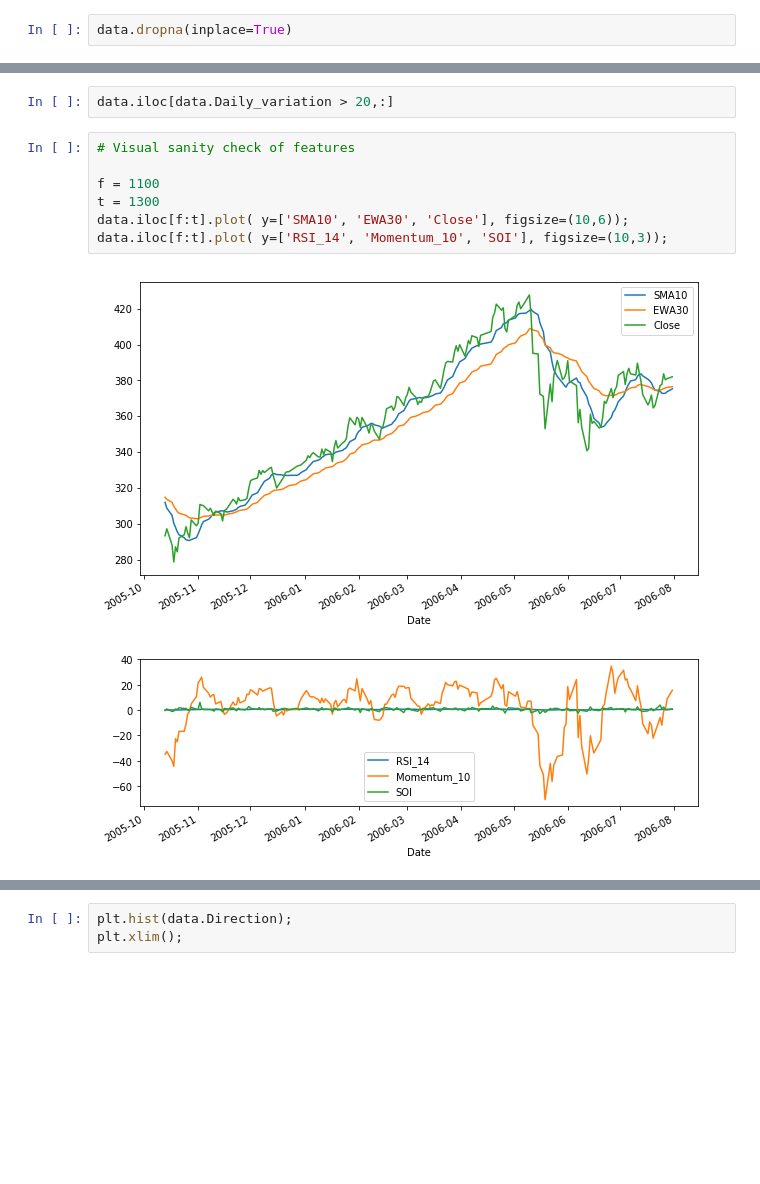
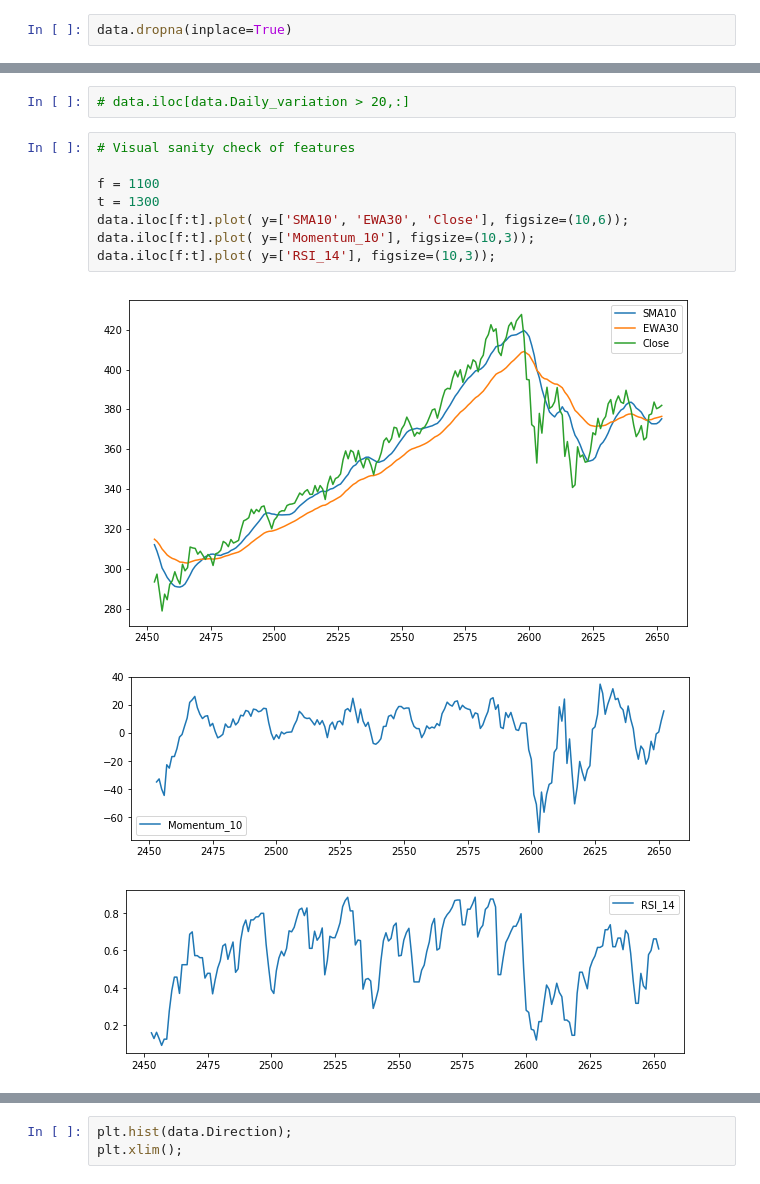
Before and after one commit to Roaldb86/Stock_prediction, a Jupyter notebook: Predicting_stock_market.ipynb, the cells around one changed output, grey strips where cells are left out. Cells and saved outputs as stored; diff of their text form; blank space fills up the shorter version.

```diff
--- a/Predicting_stock_market.ipynb
+++ b/Predicting_stock_market.ipynb
@@ -192,13 +210,15 @@ AttributeError: 'DataFrame' object has no attribute 'Date'
 # %%
-data.iloc[data.Daily_variation > 20,:]
+# data.iloc[data.Daily_variation > 20,:]
 # %%
 # Visual sanity check of features
 
 f = 1100
 t = 1300
 data.iloc[f:t].plot( y=['SMA10', 'EWA30', 'Close'], figsize=(10,6));
-data.iloc[f:t].plot( y=['RSI_14', 'Momentum_10', 'SOI'], figsize=(10,3));
+data.iloc[f:t].plot( y=['Momentum_10'], figsize=(10,3));
+data.iloc[f:t].plot( y=['RSI_14'], figsize=(10,3));
 # %% [output]
-[figure, old version]
+[figure, new version]
-[figure, old version]
+[figure, new version]
+[figure, added]
 # %%
```
Also changed, not shown: parts of 21 cells of this notebook.
